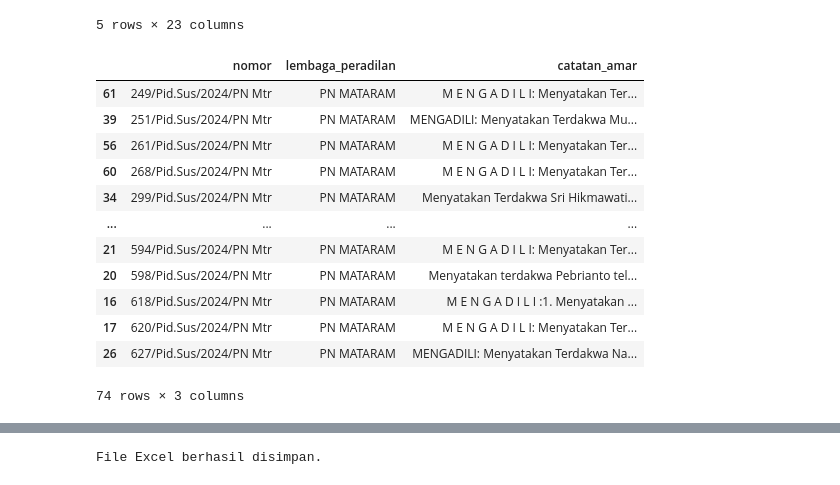
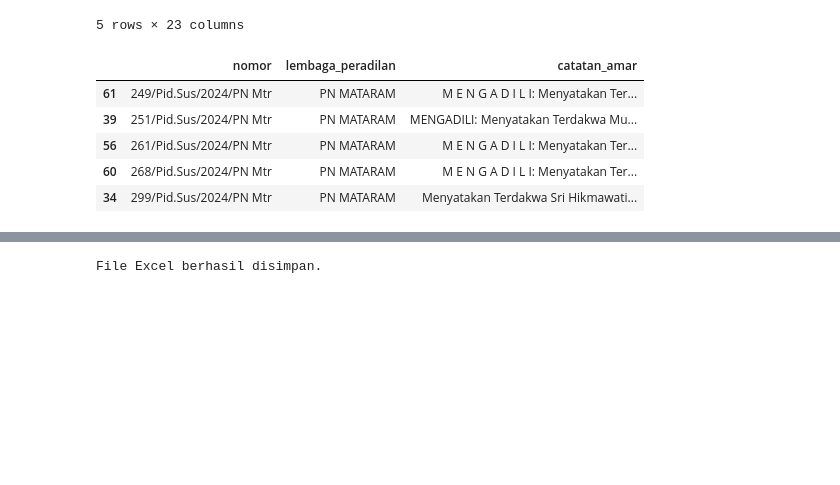
Before and after one commit to taaazz/Dataset-Narkotika_075_090, a Jupyter notebook: Scraping dan Overview PN Mataram 2024.ipynb, the cells around one changed output, grey strips where cells are left out. Saved outputs shown, nothing was run; the diff lists cells and outputs as text; code cells hidden in the pictures; blank space fills up the shorter version.

```diff
--- a/Scraping dan Overview PN Mataram 2024.ipynb
+++ b/Scraping dan Overview PN Mataram 2024.ipynb
@@ -414,21 +414,14 @@ df.head()
 5 rows × 23 columns
 # %%
 df = df.loc[:, ['nomor', 'lembaga_peradilan','catatan_amar']]
-df
+df.head()
 # %% [output]
 |  | nomor | lembaga_peradilan | catatan_amar |
 | 61 | 249/Pid.Sus/2024/PN Mtr | PN MATARAM | M E N G A D I L I: Menyatakan Ter... |
 | 39 | 251/Pid.Sus/2024/PN Mtr | PN MATARAM | MENGADILI: Menyatakan Terdakwa Mu... |
 | 56 | 261/Pid.Sus/2024/PN Mtr | PN MATARAM | M E N G A D I L I: Menyatakan Ter... |
 | 60 | 268/Pid.Sus/2024/PN Mtr | PN MATARAM | M E N G A D I L I: Menyatakan Ter... |
 | 34 | 299/Pid.Sus/2024/PN Mtr | PN MATARAM | Menyatakan Terdakwa Sri Hikmawati... |
-| ... | ... | ... | ... |
-| 21 | 594/Pid.Sus/2024/PN Mtr | PN MATARAM | M E N G A D I L I: Menyatakan Ter... |
-| 20 | 598/Pid.Sus/2024/PN Mtr | PN MATARAM | Menyatakan terdakwa Pebrianto tel... |
-| 16 | 618/Pid.Sus/2024/PN Mtr | PN MATARAM | M E N G A D I L I :1. Menyatakan ... |
-| 17 | 620/Pid.Sus/2024/PN Mtr | PN MATARAM | M E N G A D I L I: Menyatakan Ter... |
-| 26 | 627/Pid.Sus/2024/PN Mtr | PN MATARAM | MENGADILI: Menyatakan Terdakwa Na... |
-74 rows × 3 columns
 # %%
 def extract_barang_bukti(text):
     match = re.search(r"barang bukti berupa\s*(.*?)(;|berupa:\n)", text, re.DOTALL)
```
Also changed, not shown: parts of 3 cells of this notebook, 1 other file.
